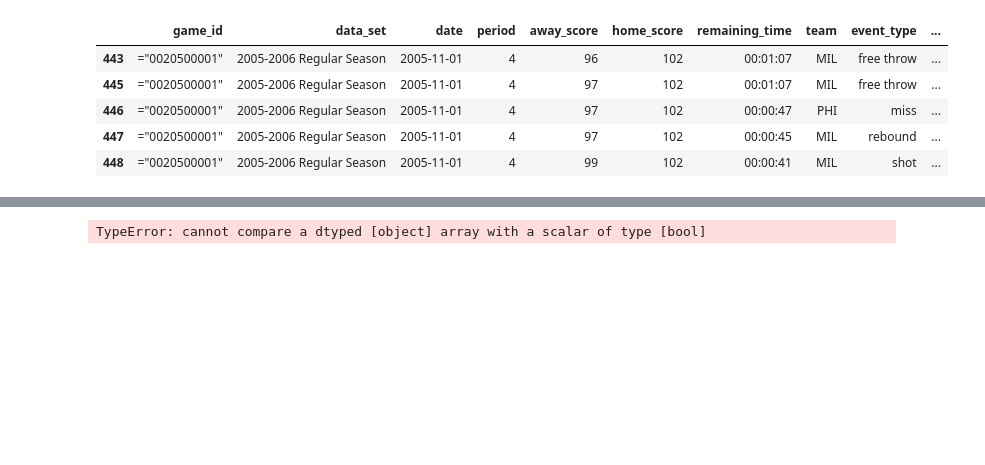
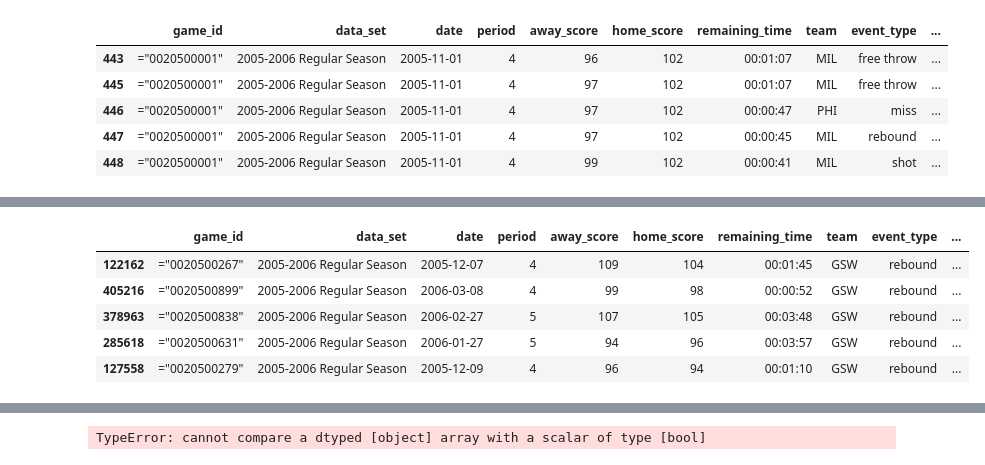
Before and after one commit to deepakchandi/clutch-baller, a Jupyter notebook: Practice(05-06 season).ipynb, the cells around one changed output, grey strips where cells are left out. Drawn from its saved outputs; the diff is of its cells as text; code cells hidden in the pictures; blank space fills up the shorter version.

```diff
--- a/Practice(05-06 season).ipynb
+++ b/Practice(05-06 season).ipynb
@@ -166,0 +273,9 @@ regular_season.head()
+# %%
+rebound_type.sort_values('player').head()
+# %% [output]
+|  | game_id | data_set | date | period | away_score | home_score | remaining_time | team | event_type | ... |
+| 122162 | ="0020500267" | 2005-2006 Regular Season | 2005-12-07 | 4 | 109 | 104 | 00:01:45 | GSW | rebound | ... |
+| 405216 | ="0020500899" | 2005-2006 Regular Season | 2006-03-08 | 4 | 99 | 98 | 00:00:52 | GSW | rebound | ... |
+| 378963 | ="0020500838" | 2005-2006 Regular Season | 2006-02-27 | 5 | 107 | 105 | 00:03:48 | GSW | rebound | ... |
+| 285618 | ="0020500631" | 2005-2006 Regular Season | 2006-01-27 | 5 | 94 | 96 | 00:03:57 | GSW | rebound | ... |
+| 127558 | ="0020500279" | 2005-2006 Regular Season | 2005-12-09 | 4 | 96 | 94 | 00:01:10 | GSW | rebound | ... |
```
Also changed, not shown: parts of 22 cells of this notebook.
